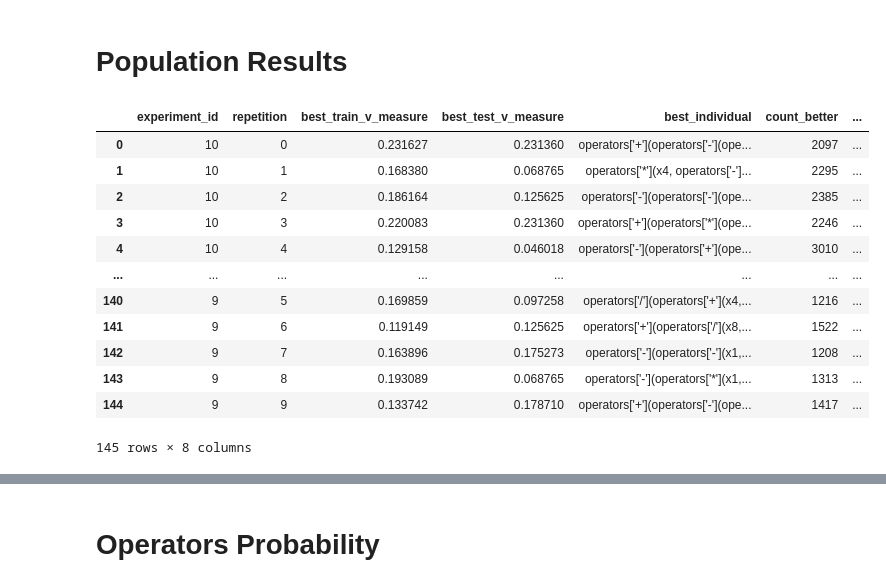
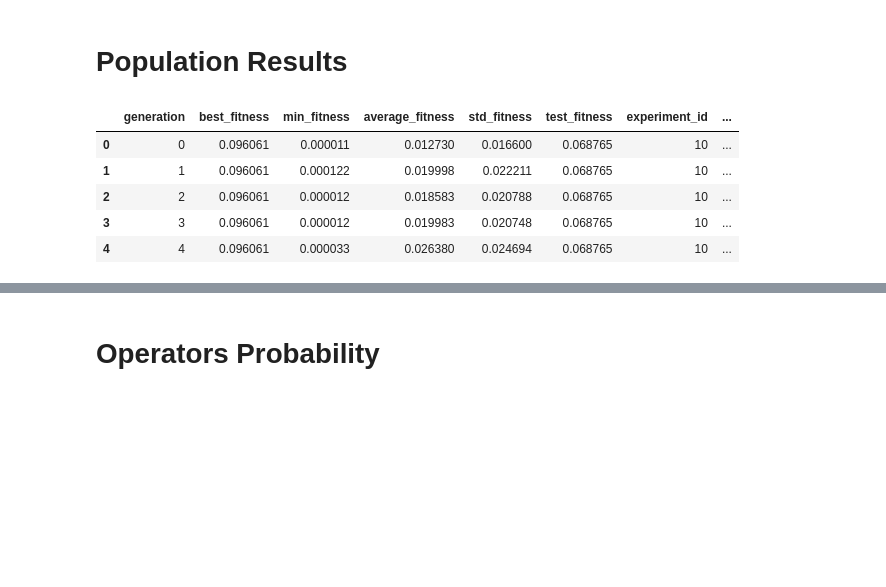
Before and after one commit to JoaoLucas23/TP1-CompNat, a Jupyter notebook: results.ipynb, the cells around one changed output, grey strips where cells are left out. Saved outputs shown, nothing was run; the diff lists cells and outputs as text; code cells hidden in the pictures; blank space fills up the shorter version.

```diff
--- a/results.ipynb
+++ b/results.ipynb
@@ -56,21 +56,14 @@ def process_results(results):
 # %%
 # Carregar todos os resultados
 results = load_all_results('results/population')
 
 # Processar os resultados
 df_best_fitness, df_history = process_results(results)
-df_best_fitness
+df_history.head()
 # %% [output]
-|  | experiment_id | repetition | best_train_v_measure | best_test_v_measure | best_individual | count_better | ... |
-| 0 | 10 | 0 | 0.231627 | 0.231360 | operators['+'](operators['-'](ope... | 2097 | ... |
-| 1 | 10 | 1 | 0.168380 | 0.068765 | operators['*'](x4, operators['-']... | 2295 | ... |
-| 2 | 10 | 2 | 0.186164 | 0.125625 | operators['-'](operators['-'](ope... | 2385 | ... |
-| 3 | 10 | 3 | 0.220083 | 0.231360 | operators['+'](operators['*'](ope... | 2246 | ... |
-| 4 | 10 | 4 | 0.129158 | 0.046018 | operators['-'](operators['+'](ope... | 3010 | ... |
-| ... | ... | ... | ... | ... | ... | ... | ... |
-| 140 | 9 | 5 | 0.169859 | 0.097258 | operators['/'](operators['+'](x4,... | 1216 | ... |
-| 141 | 9 | 6 | 0.119149 | 0.125625 | operators['+'](operators['/'](x8,... | 1522 | ... |
-| 142 | 9 | 7 | 0.163896 | 0.175273 | operators['-'](operators['-'](x1,... | 1208 | ... |
-| 143 | 9 | 8 | 0.193089 | 0.068765 | operators['-'](operators['*'](x1,... | 1313 | ... |
-| 144 | 9 | 9 | 0.133742 | 0.178710 | operators['+'](operators['-'](ope... | 1417 | ... |
+|  | generation | best_fitness | min_fitness | average_fitness | std_fitness | test_fitness | experiment_id | ... |
+| 0 | 0 | 0.096061 | 0.000011 | 0.012730 | 0.016600 | 0.068765 | 10 | ... |
+| 1 | 1 | 0.096061 | 0.000122 | 0.019998 | 0.022211 | 0.068765 | 10 | ... |
+| 2 | 2 | 0.096061 | 0.000012 | 0.018583 | 0.020788 | 0.068765 | 10 | ... |
+| 3 | 3 | 0.096061 | 0.000012 | 0.019983 | 0.020748 | 0.068765 | 10 | ... |
+| 4 | 4 | 0.096061 | 0.000033 | 0.026380 | 0.024694 | 0.068765 | 10 | ... |
-145 rows × 8 columns
```
Also changed, not shown: parts of 26 cells of this notebook, 39 other files.
